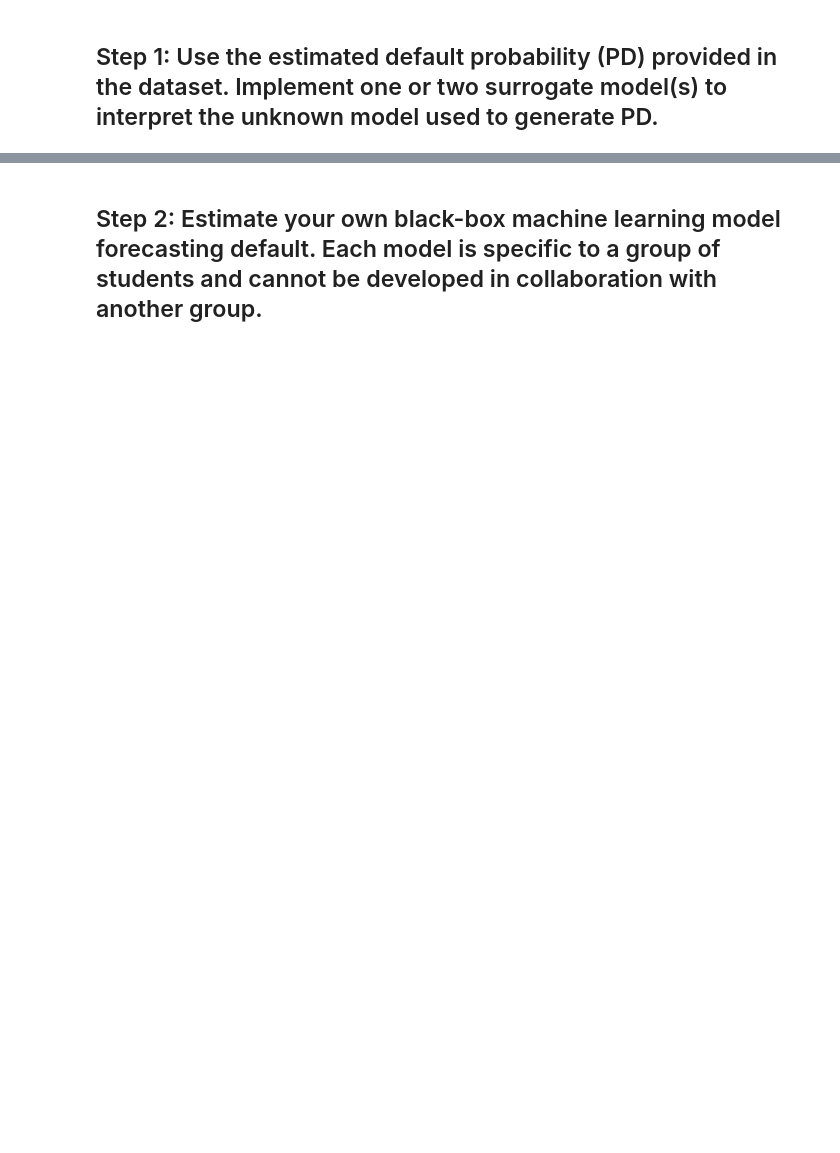
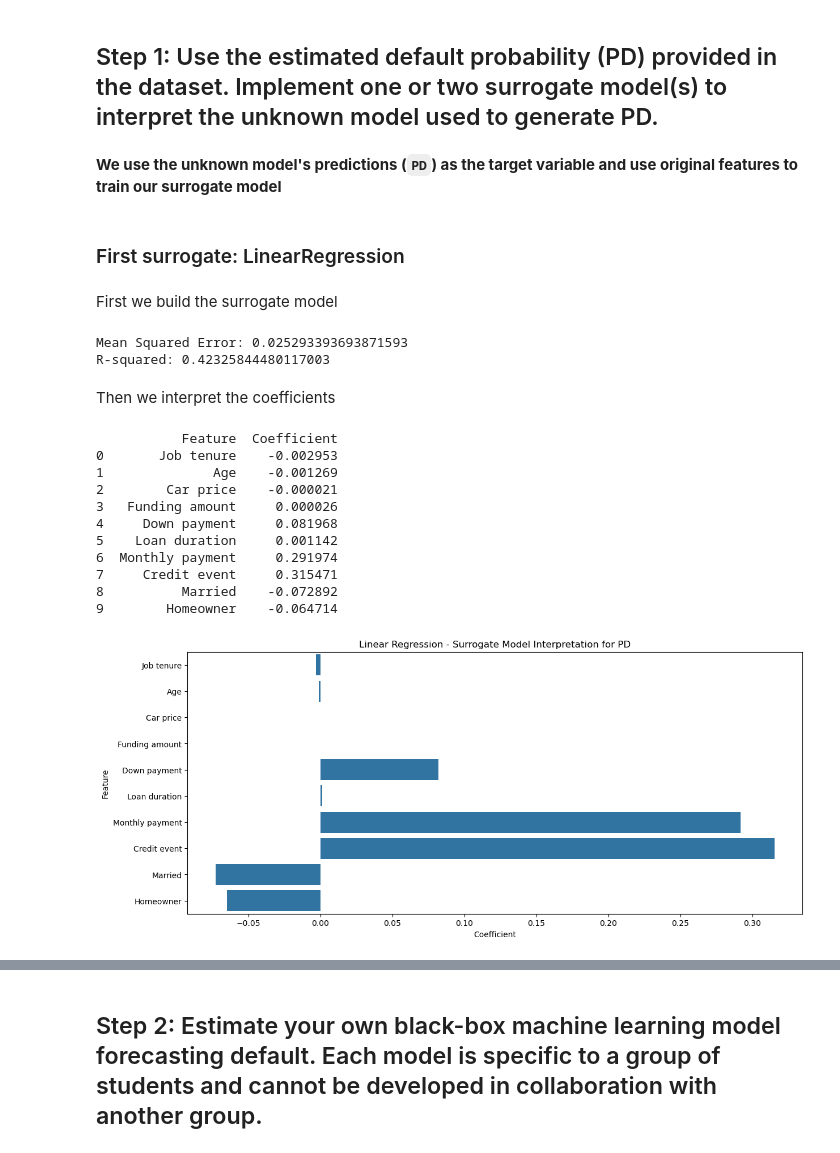
Before and after one commit to agossetX/interpretability_algorithmic_fairness_group_2, a Jupyter notebook: main.ipynb, the cells around one changed output, grey strips where cells are left out. Drawn from its saved outputs; the diff is of its cells as text; code cells hidden in the pictures; blank space fills up the shorter version.

Commit message:
steps 1 to 5 first draft

```diff
--- a/main.ipynb
+++ b/main.ipynb
@@ -9,2 +42,57 @@ df = pd.read_excel('dataproject2024.xlsx')
 # %% [markdown]
 ## Step 1: Use the estimated default probability (PD) provided in the dataset. Implement one or two surrogate model(s) to interpret the unknown model used to generate PD.
+# %% [markdown]
+**We use the unknown model's predictions (`PD`) as the target variable and use original features to train our surrogate model**
+# %%
+y = df['PD']
+X = df[['Job tenure', 'Age', 'Car price', 'Funding amount', 'Down payment', 'Loan duration', 'Monthly payment', 'Credit event', 'Married', 'Homeowner']]
+
+
+# train and test sets
+X_train, X_test, y_train, y_test = train_test_split(X, y, test_size=0.2, random_state=42)
+# %% [markdown]
+### First surrogate: LinearRegression
+# %% [markdown]
+First we build the surrogate model
+# %%
+lr_model = LinearRegression()
+lr_model.fit(X_train, y_train)
+
+y_pred = lr_model.predict(X_test)
+
+mse = mean_squared_error(y_test, y_pred)
+r2 = r2_score(y_test, y_pred)
+
+print(f"Mean Squared Error: {mse}")
+print(f"R-squared: {r2}")
+# %% [output]
+Mean Squared Error: 0.025293393693871593
+R-squared: 0.42325844480117003
+# %% [markdown]
+Then we interpret the coefficients
+# %%
+coefficients = pd.DataFrame({
+    'Feature': X.columns,
+    'Coefficient': lr_model.coef_
+})
+
+print(coefficients)
+
+# plotting
+plt.figure(figsize=(14,6))
+sns.barplot(x='Coefficient', y='Feature', data=coefficients)
+plt.title('Linear Regression - Surrogate Model Interpretation for PD')
+plt.show()
+# %% [output]
+           Feature  Coefficient
+0       Job tenure    -0.002953
+1              Age    -0.001269
+2        Car price    -0.000021
+3   Funding amount     0.000026
+4     Down payment     0.081968
+5    Loan duration     0.001142
+6  Monthly payment     0.291974
+7     Credit event     0.315471
+8          Married    -0.072892
+9        Homeowner    -0.064714
+[figure, added]
```
Also changed, not shown: parts of 30 cells of this notebook.
